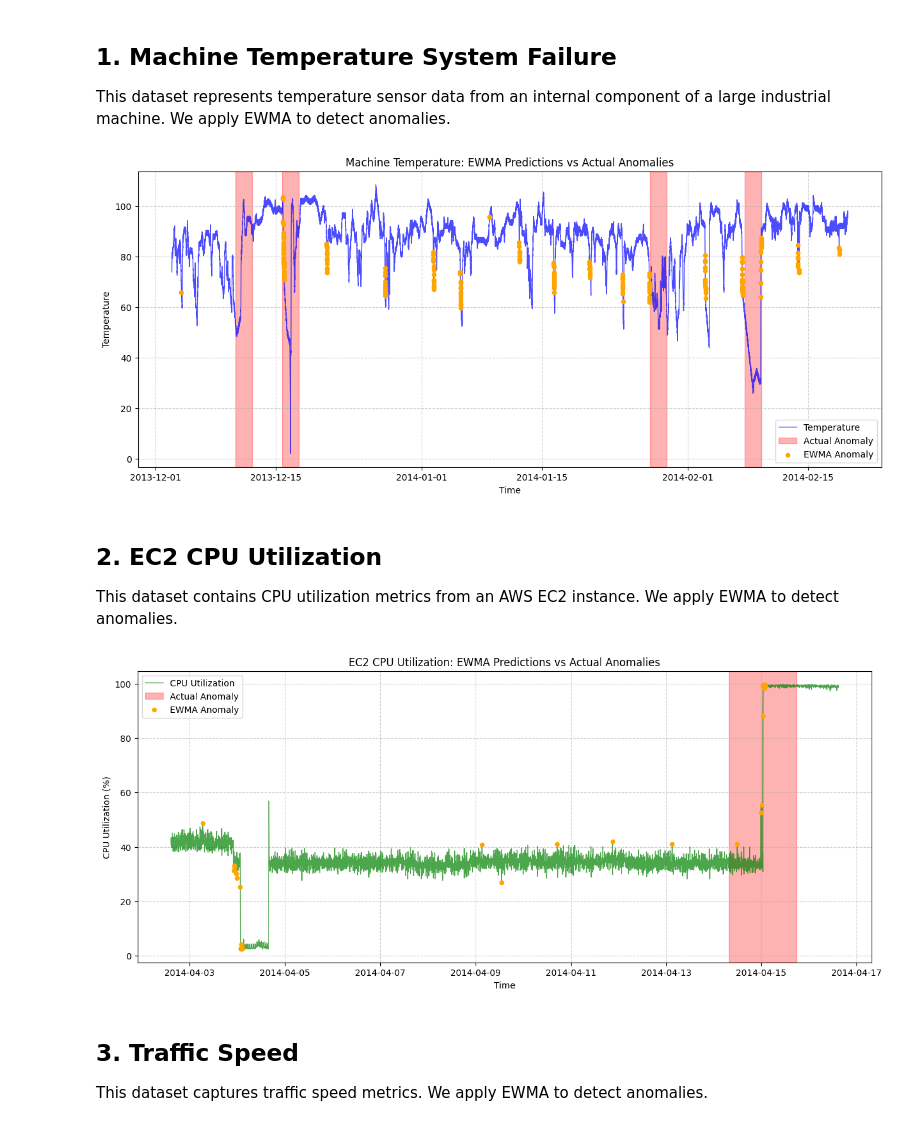
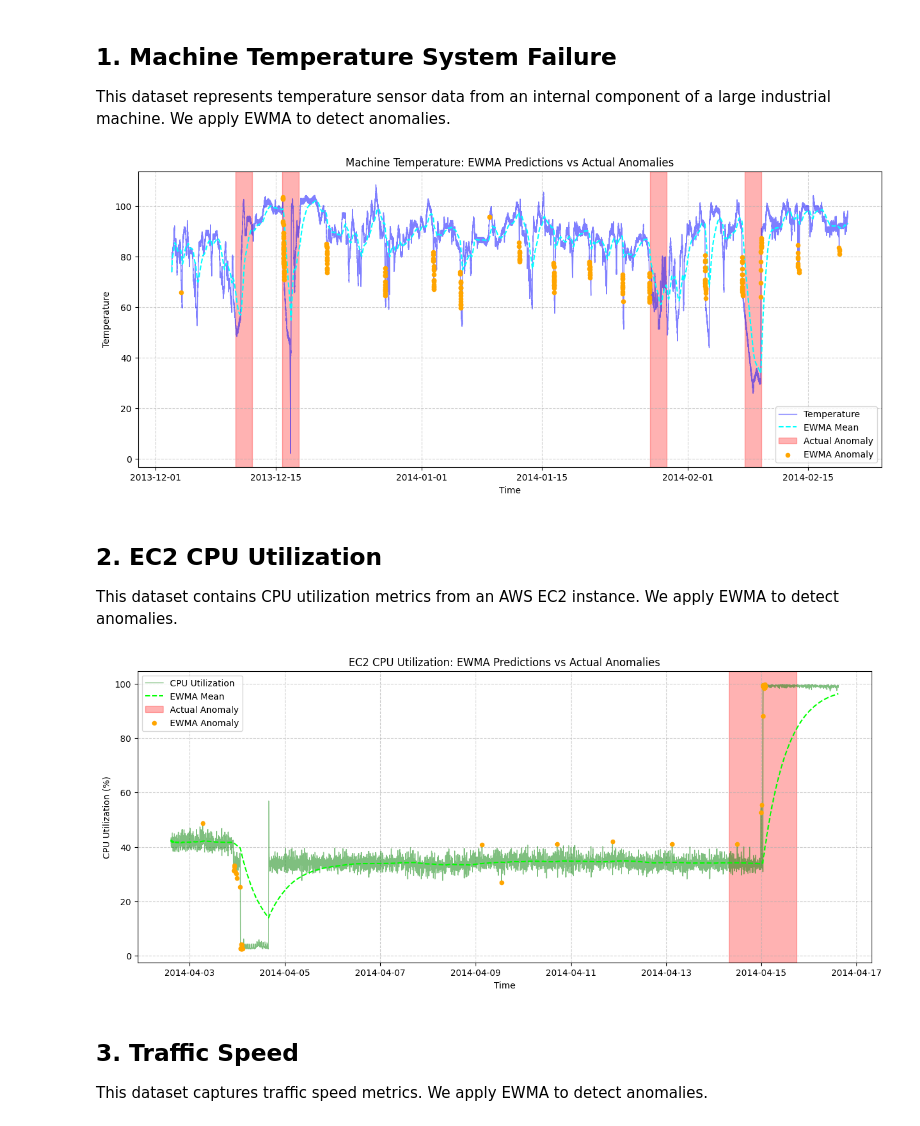
Before and after one commit to eugeneyp/ts-anomaly-detection-foundations, a Jupyter notebook: notebooks/02-3-statistical-ewma.ipynb, the cells around one changed output. Cells and saved outputs as stored; diff of their text form; code cells hidden in the pictures.

Commit message:
feat: include EWMA mean in anomaly detection plots

```diff
--- a/notebooks/02-3-statistical-ewma.ipynb
+++ b/notebooks/02-3-statistical-ewma.ipynb
@@ -27,35 +27,36 @@ df1['timestamp'] = pd.to_datetime(df1['timestamp'])
 
 # EWMA implementation
 df1['ewma_mean'] = df1['value'].ewm(span=WINDOW_SIZE).mean()
 df1['ewma_std'] = df1['value'].ewm(span=WINDOW_SIZE).std()
 df1['ewma_z_score'] = (df1['value'] - df1['ewma_mean']) / df1['ewma_std']
 df1['anomaly_ewma'] = (df1['ewma_z_score'].abs() > 3).astype(int)
 
 # Extract the specific anomaly windows
 file_key1 = 'realKnownCause/machine_temperature_system_failure.csv'
 anomaly_windows1 = labels.get(file_key1, [])
 
 plt.figure(figsize=(15, 6))
-plt.plot(df1['timestamp'], df1['value'], color='blue', linewidth=1, label='Temperature', alpha=0.7)
+plt.plot(df1['timestamp'], df1['value'], color='blue', linewidth=1, label='Temperature', alpha=0.5)
+plt.plot(df1['timestamp'], df1['ewma_mean'], color='cyan', linewidth=1.5, label='EWMA Mean', linestyle='--')
 
 # Highlight the actual anomaly windows in red
 for i, window_val in enumerate(anomaly_windows1):
     start_time = pd.to_datetime(window_val[0])
     end_time = pd.to_datetime(window_val[1])
     plt.axvspan(start_time, end_time, color='red', alpha=0.3, label='Actual Anomaly' if i == 0 else "")
 
 # Highlight EWMA predictions in orange
 anomalies1 = df1[df1['anomaly_ewma'] == 1]
 plt.scatter(anomalies1['timestamp'], anomalies1['value'], color='orange', s=20, label='EWMA Anomaly', zorder=5)
 
 plt.title('Machine Temperature: EWMA Predictions vs Actual Anomalies')
 plt.xlabel('Time')
 plt.ylabel('Temperature')
 plt.grid(True, linestyle='--', alpha=0.6)
 plt.legend()
 plt.show()
 # %% [output]
-[figure, old version]
+[figure, new version]
 # %% [markdown]
 ## 2. EC2 CPU Utilization
 This dataset contains CPU utilization metrics from an AWS EC2 instance. We apply EWMA to detect anomalies.
@@ -75,7 +76,8 @@ file_key2 = 'realAWSCloudwatch/ec2_cpu_utilization_ac20cd.csv'
 anomaly_windows2 = labels.get(file_key2, [])
 
 plt.figure(figsize=(15, 6))
-plt.plot(df2['timestamp'], df2['value'], color='green', linewidth=1, label='CPU Utilization', alpha=0.7)
+plt.plot(df2['timestamp'], df2['value'], color='green', linewidth=1, label='CPU Utilization', alpha=0.5)
+plt.plot(df2['timestamp'], df2['ewma_mean'], color='lime', linewidth=1.5, label='EWMA Mean', linestyle='--')
 
 # Highlight the actual anomaly windows in red
 for i, window_val in enumerate(anomaly_windows2):
@@ -94,7 +96,7 @@ plt.grid(True, linestyle='--', alpha=0.6)
 plt.legend()
 plt.show()
 # %% [output]
-[figure, old version]
+[figure, new version]
 # %% [markdown]
 ## 3. Traffic Speed
 This dataset captures traffic speed metrics. We apply EWMA to detect anomalies.
```
Also changed, not shown: parts of 1 cell of this notebook.
